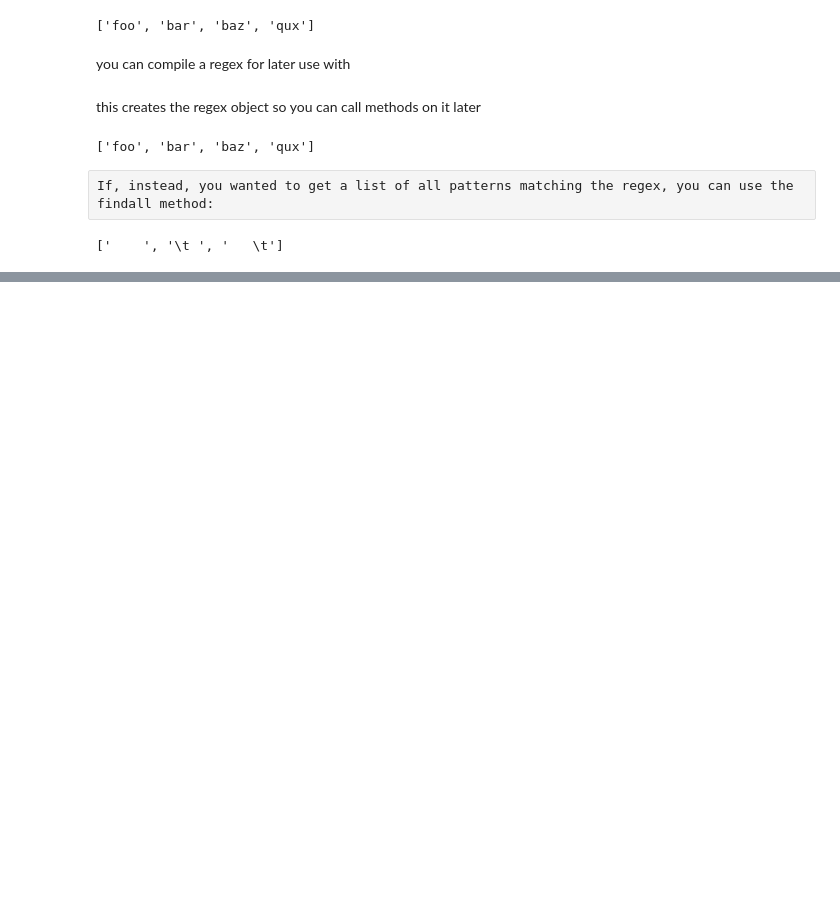
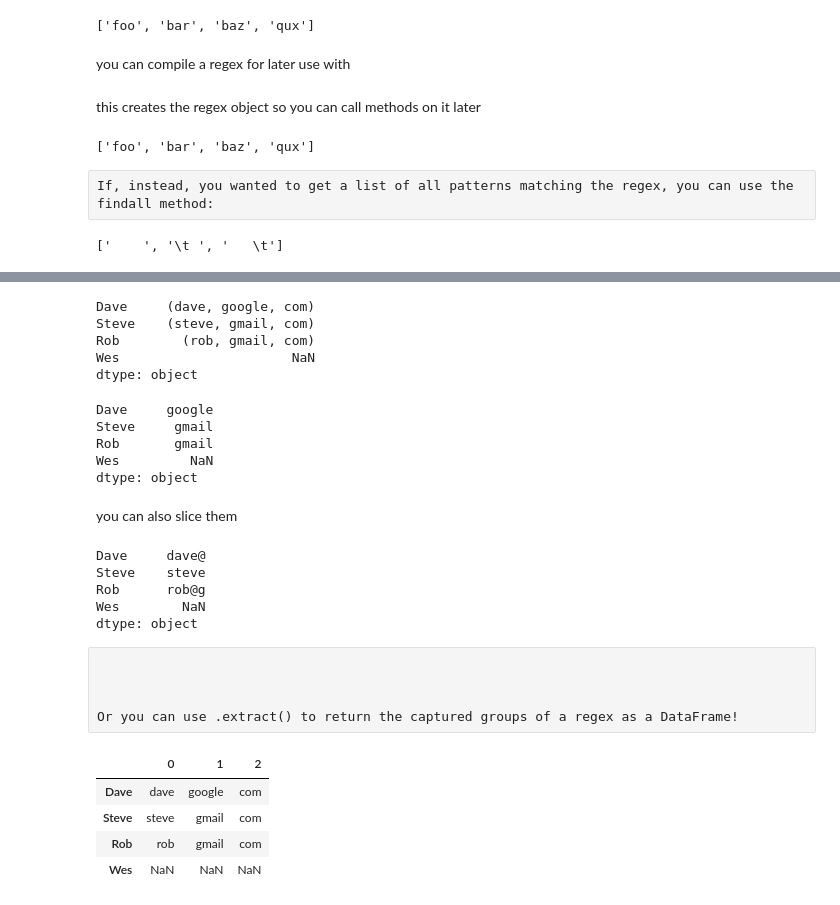
Before and after one commit to christophermccall/WesCh678, a Jupyter notebook: Chapter7WorkAlong.ipynb, the cells around one changed output, grey strips where cells are left out. Saved outputs shown, nothing was run; the diff lists cells and outputs as text; code cells hidden in the pictures; blank space fills up the shorter version.

```diff
--- a/Chapter7WorkAlong.ipynb
+++ b/Chapter7WorkAlong.ipynb
@@ -1178,0 +1219,2 @@ regex.findall(text)
+# %%
+regex = re.compile(pattern, flags=re.IGNORECASE)
@@ -1178,0 +1279,5 @@ regex.findall(text)
+# %%
+data = {"Dave": "dave@google.com", "Steve": "steve@gmail.com",
+        "Rob": "rob@gmail.com", "Wes": np.nan}
+# %%
+data =pd.Series(data)
@@ -1178,0 +1328,2 @@ regex.findall(text)
+# %%
+pattern = r"([A-Z0-9._%+-]+)@([A-Z0-9.-]+)\.([A-Z]{2,4})"
@@ -1178,0 +1340,39 @@ regex.findall(text)
+# %%
+matches
+# %% [output]
+Dave     (dave, google, com)
+Steve    (steve, gmail, com)
+Rob        (rob, gmail, com)
+Wes                      NaN
+dtype: object
+# %%
+matches.str.get(1)
+# %% [output]
+Dave     google
+Steve     gmail
+Rob       gmail
+Wes         NaN
+dtype: object
+# %% [markdown]
+you can also slice them
+# %%
+data.str[:5]
+# %% [output]
+Dave     dave@
+Steve    steve
+Rob      rob@g
+Wes        NaN
+dtype: object
+# %% [raw]
+
+
+
+Or you can use .extract() to return the captured groups of a regex as a DataFrame!
+# %%
+data.str.extract(pattern,flags=re.IGNORECASE)
+# %% [output]
+|  | 0 | 1 | 2 |
+| Dave | dave | google | com |
+| Steve | steve | gmail | com |
+| Rob | rob | gmail | com |
+| Wes | NaN | NaN | NaN |
```
Also changed, not shown: parts of 144 cells of this notebook.
